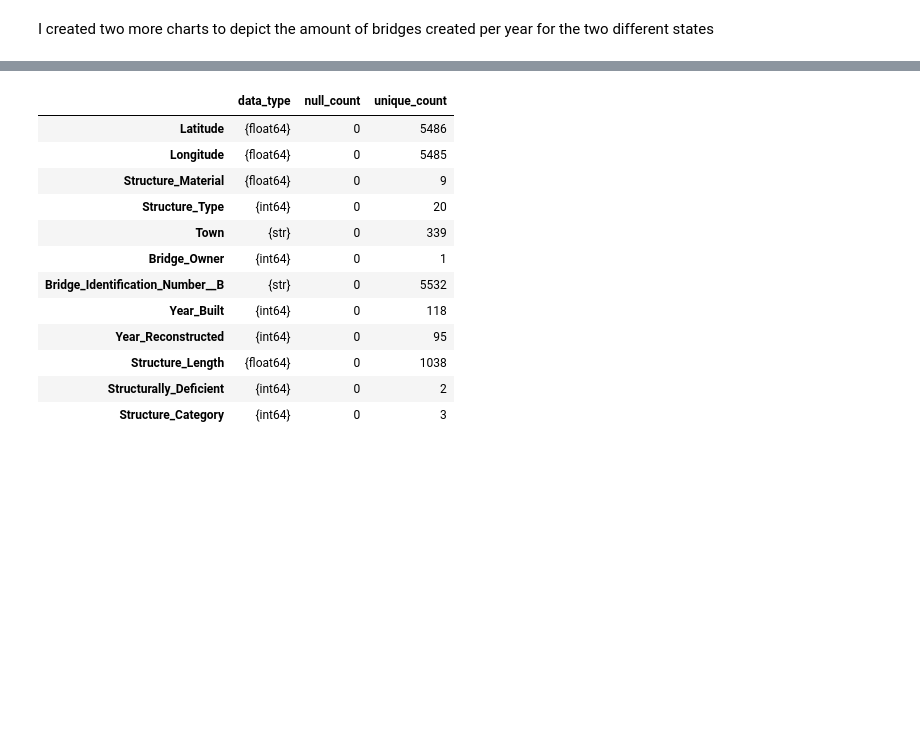
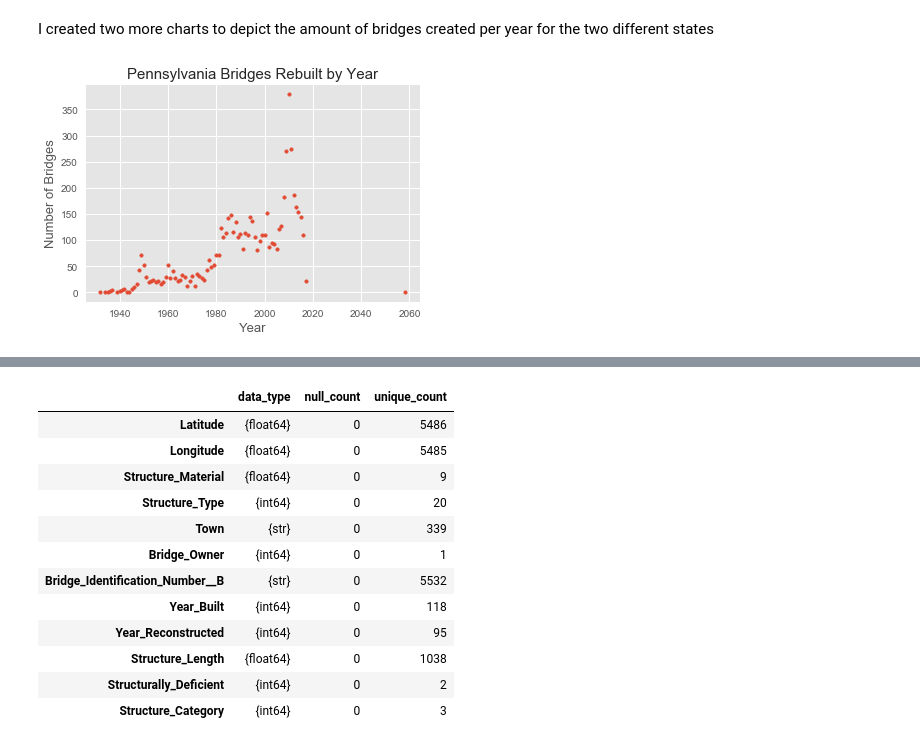
Before and after one commit to Renik313/Capstone, a Jupyter notebook: BridgeCapstoneFinal.ipynb, the cells around one changed output, grey strips where cells are left out. Saved outputs shown, nothing was run; the diff lists cells and outputs as text; code cells hidden in the pictures; blank space fills up the shorter version.

```diff
--- a/BridgeCapstoneFinal.ipynb
+++ b/BridgeCapstoneFinal.ipynb
@@ -431,6 +431,19 @@ array([ 0.00038268,  0.00044028,  0.0001409 , ...,  0.00021499,
         0.00022713,  0.00066283], dtype=float32)
 # %% [markdown]
 I created two more charts to depict the amount of bridges created per year for the two different states
+# %%
+rec = dfpa_[(dfpa_.YEARRECON > 0)]
+# %%
+pa_year = rec.YEARRECON.value_counts().sort_index()
+
+plt.scatter(pa_year.index, pa_year, s=12)
+plt.yscale('linear')
+plt.title('Pennsylvania Bridges Rebuilt by Year', fontsize=15)
+plt.xlabel('Year', fontsize=13)
+plt.ylabel('Number of Bridges', fontsize=13)
+plt.show()
+# %% [output]
+[figure, added]
 # %%
 pa_year = dfpa_.YEARBUILT.value_counts().sort_index()
 
```
Also changed, not shown: parts of 13 cells of this notebook, 4 other files.
